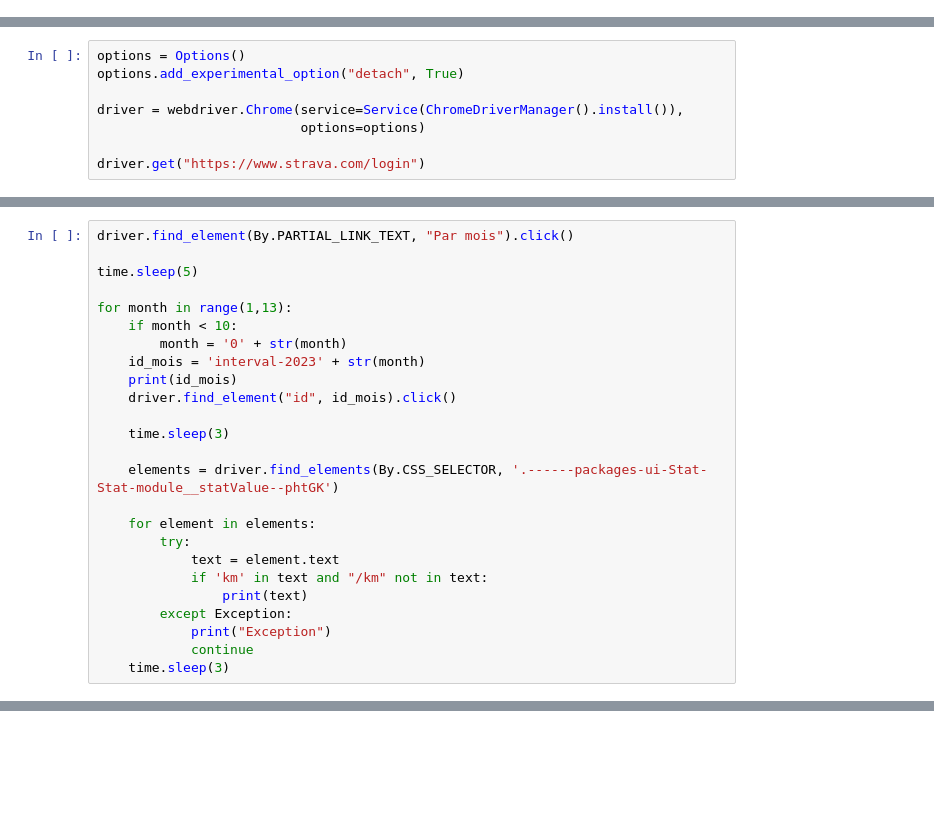
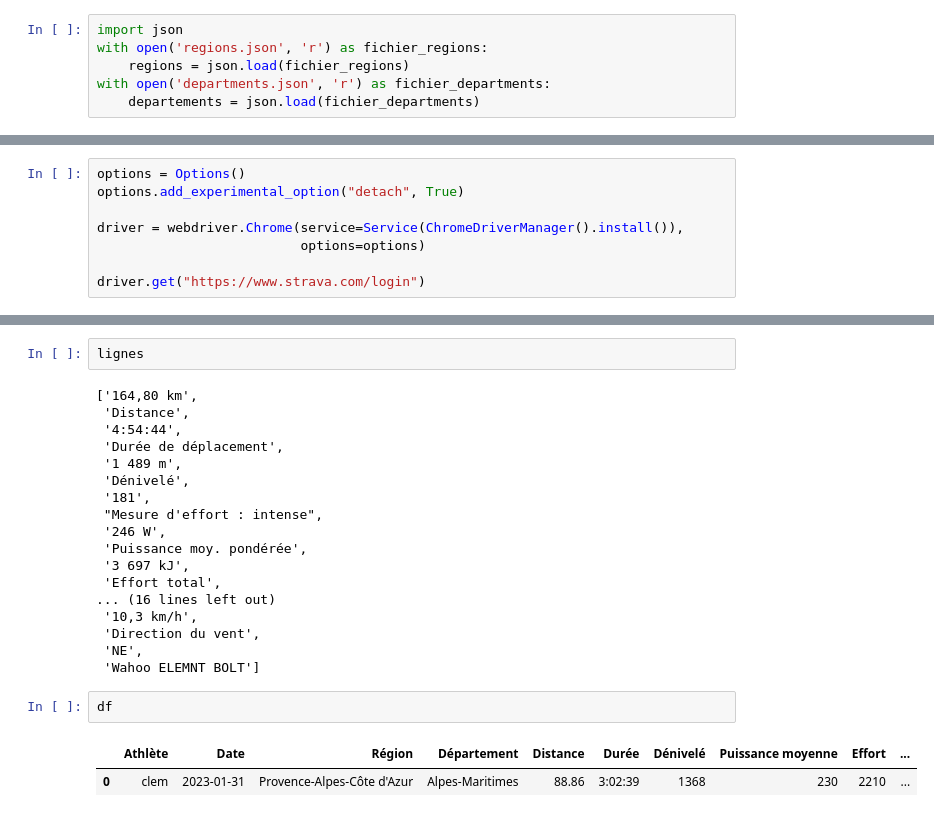
Before and after one commit to ArtusDLV/Webscrapping-Projet, a Jupyter notebook: Scraping Strava - Artus Chapelain.ipynb, the cells around one changed output, grey strips where cells are left out. Cells and saved outputs as stored; diff of their text form; blank space fills up the shorter version.

```diff
--- a/Scraping Strava - Artus Chapelain.ipynb
+++ b/Scraping Strava - Artus Chapelain.ipynb
@@ -10,0 +18,6 @@ from selenium.webdriver.common.keys import Keys
+# %%
+import json
+with open('regions.json', 'r') as fichier_regions:
+    regions = json.load(fichier_regions)
+with open('departments.json', 'r') as fichier_departments:
+    departements = json.load(fichier_departments)
@@ -59,25 +319,0 @@ On ne prend que les activités Vélo
-# %%
-driver.find_element(By.PARTIAL_LINK_TEXT, "Par mois").click()
-
-time.sleep(5)
-
-for month in range(1,13):
-    if month < 10:
-        month = '0' + str(month)
-    id_mois = 'interval-2023' + str(month)
-    print(id_mois)
-    driver.find_element("id", id_mois).click()
-
-    time.sleep(3)
-
-    elements = driver.find_elements(By.CSS_SELECTOR, '.------packages-ui-Stat-Stat-module__statValue--phtGK')
-
-    for element in elements:
-        try:
-            text = element.text
-            if 'km' in text and "/km" not in text:
-                print(text)
-        except Exception:
-            print("Exception")
-            continue
-    time.sleep(3)
@@ -85,0 +444,25 @@ On obtient la liste des distances qu'a parcouru l'athlète dans le mois
+# %%
+lignes
+# %% [output]
+['164,80 km',
+ 'Distance',
+ '4:54:44',
+ 'Durée de déplacement',
+ '1 489 m',
+ 'Dénivelé',
+ '181',
+ "Mesure d'effort : intense",
+ '246 W',
+ 'Puissance moy. pondérée',
+ '3 697 kJ',
+ 'Effort total',
+... (16 lines left out)
+ '10,3 km/h',
+ 'Direction du vent',
+ 'NE',
+ 'Wahoo ELEMNT BOLT']
+# %%
+df
+# %% [output]
+|  | Athlète | Date | Région | Département | Distance | Durée | Dénivelé | Puissance moyenne | Effort | ... |
+| 0 | clem | 2023-01-31 | Provence-Alpes-Côte d'Azur | Alpes-Maritimes | 88.86 | 3:02:39 | 1368 | 230 | 2210 | ... |
```
Also changed, not shown: parts of 25 cells of this notebook, 26 other files.
